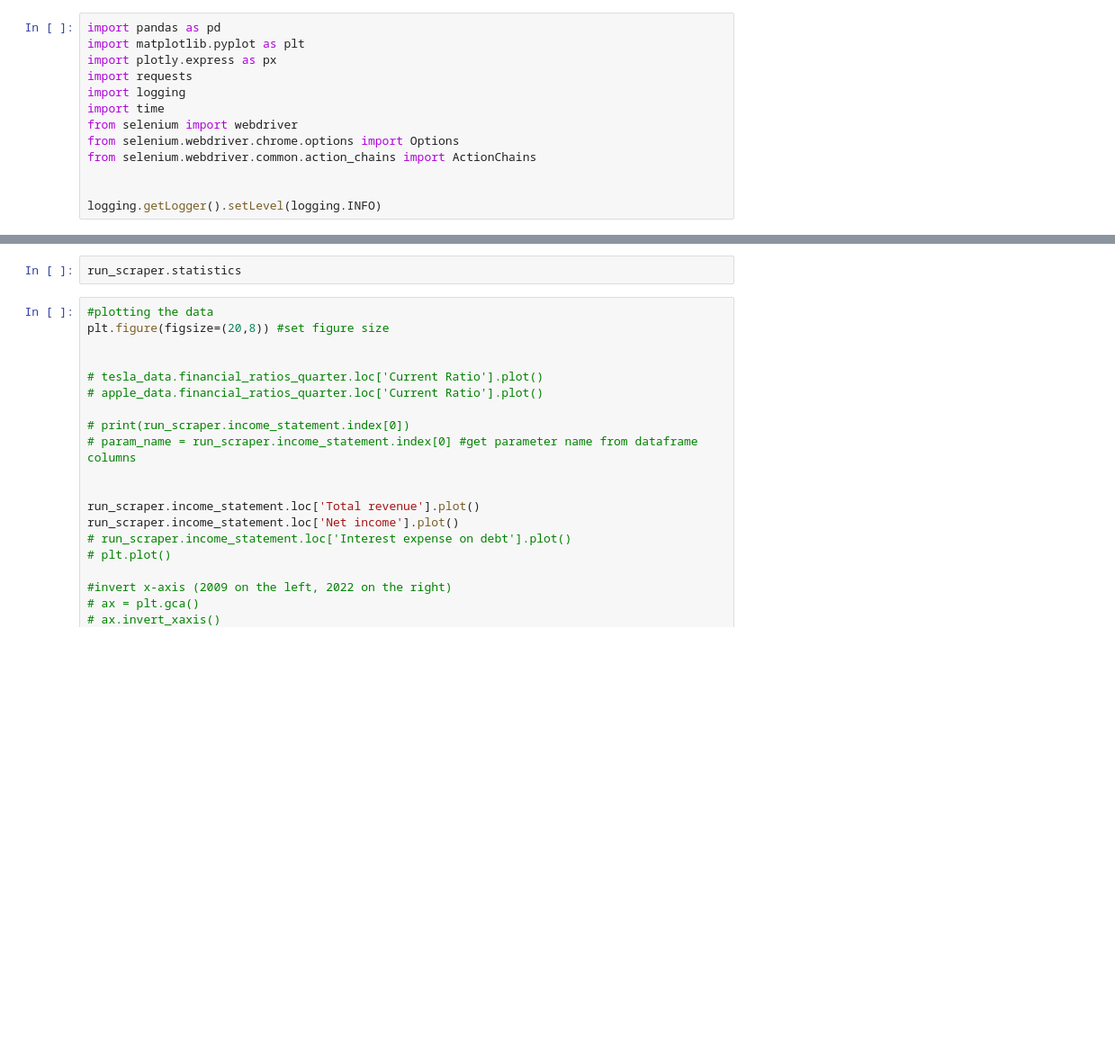
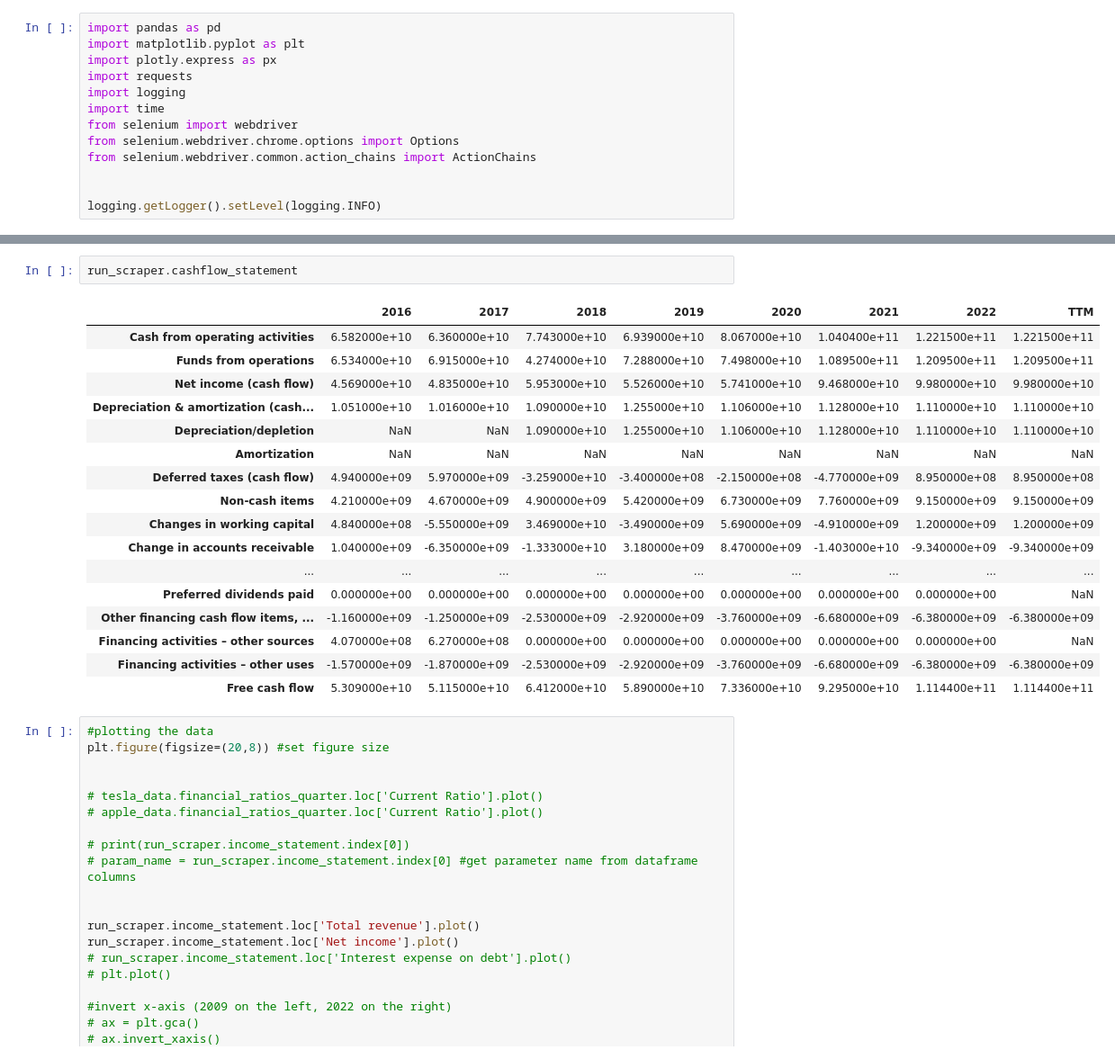
Before and after one commit to svetlozardraganov/tradingview.com-scraper, a Jupyter notebook: tradingview-scraper.ipynb, the cells around one changed output, grey strips where cells are left out. Shown: that part at 90% size. Drawn from its saved outputs; the diff is of its cells as text; blank space fills up the shorter version.

Commit message:
CashFlow support

```diff
--- a/tradingview-scraper.ipynb
+++ b/tradingview-scraper.ipynb
@@ -337,5 +352,23 @@ INFO:root:Start Statistics Scrape
 # %%
-run_scraper.statistics
+run_scraper.cashflow_statement
+# %% [output]
+|  | 2016 | 2017 | 2018 | 2019 | 2020 | 2021 | 2022 | TTM |
+| Cash from operating activities | 6.582000e+10 | 6.360000e+10 | 7.743000e+10 | 6.939000e+10 | 8.067000e+10 | 1.040400e+11 | 1.221500e+11 | 1.221500e+11 |
+| Funds from operations | 6.534000e+10 | 6.915000e+10 | 4.274000e+10 | 7.288000e+10 | 7.498000e+10 | 1.089500e+11 | 1.209500e+11 | 1.209500e+11 |
+| Net income (cash flow) | 4.569000e+10 | 4.835000e+10 | 5.953000e+10 | 5.526000e+10 | 5.741000e+10 | 9.468000e+10 | 9.980000e+10 | 9.980000e+10 |
+| Depreciation & amortization (cash... | 1.051000e+10 | 1.016000e+10 | 1.090000e+10 | 1.255000e+10 | 1.106000e+10 | 1.128000e+10 | 1.110000e+10 | 1.110000e+10 |
+| Depreciation/depletion | NaN | NaN | 1.090000e+10 | 1.255000e+10 | 1.106000e+10 | 1.128000e+10 | 1.110000e+10 | 1.110000e+10 |
+| Amortization | NaN | NaN | NaN | NaN | NaN | NaN | NaN | NaN |
+| Deferred taxes (cash flow) | 4.940000e+09 | 5.970000e+09 | -3.259000e+10 | -3.400000e+08 | -2.150000e+08 | -4.770000e+09 | 8.950000e+08 | 8.950000e+08 |
+| Non-cash items | 4.210000e+09 | 4.670000e+09 | 4.900000e+09 | 5.420000e+09 | 6.730000e+09 | 7.760000e+09 | 9.150000e+09 | 9.150000e+09 |
+| Changes in working capital | 4.840000e+08 | -5.550000e+09 | 3.469000e+10 | -3.490000e+09 | 5.690000e+09 | -4.910000e+09 | 1.200000e+09 | 1.200000e+09 |
+| Change in accounts receivable | 1.040000e+09 | -6.350000e+09 | -1.333000e+10 | 3.180000e+09 | 8.470000e+09 | -1.403000e+10 | -9.340000e+09 | -9.340000e+09 |
+| ... | ... | ... | ... | ... | ... | ... | ... | ... |
+| Preferred dividends paid | 0.000000e+00 | 0.000000e+00 | 0.000000e+00 | 0.000000e+00 | 0.000000e+00 | 0.000000e+00 | 0.000000e+00 | NaN |
+| Other financing cash flow items, ... | -1.160000e+09 | -1.250000e+09 | -2.530000e+09 | -2.920000e+09 | -3.760000e+09 | -6.680000e+09 | -6.380000e+09 | -6.380000e+09 |
+| Financing activities – other sources | 4.070000e+08 | 6.270000e+08 | 0.000000e+00 | 0.000000e+00 | 0.000000e+00 | 0.000000e+00 | 0.000000e+00 | NaN |
+| Financing activities – other uses | -1.570000e+09 | -1.870000e+09 | -2.530000e+09 | -2.920000e+09 | -3.760000e+09 | -6.680000e+09 | -6.380000e+09 | -6.380000e+09 |
+| Free cash flow | 5.309000e+10 | 5.115000e+10 | 6.412000e+10 | 5.890000e+10 | 7.336000e+10 | 9.295000e+10 | 1.114400e+11 | 1.114400e+11 |
 # %%
 #plotting the data
 plt.figure(figsize=(20,8)) #set figure size
```
Also changed, not shown: parts of 3 cells of this notebook.
